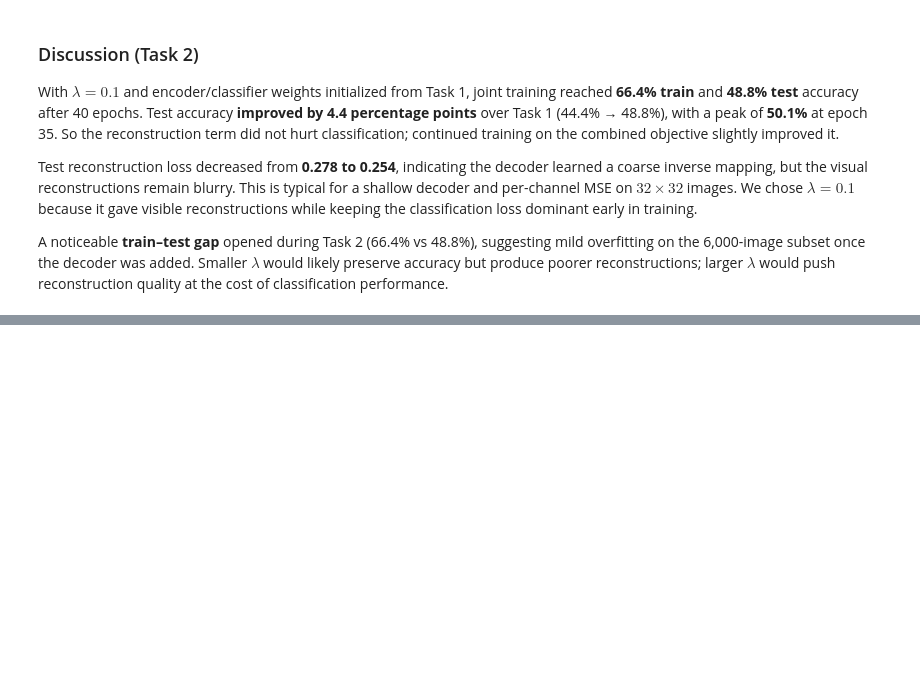
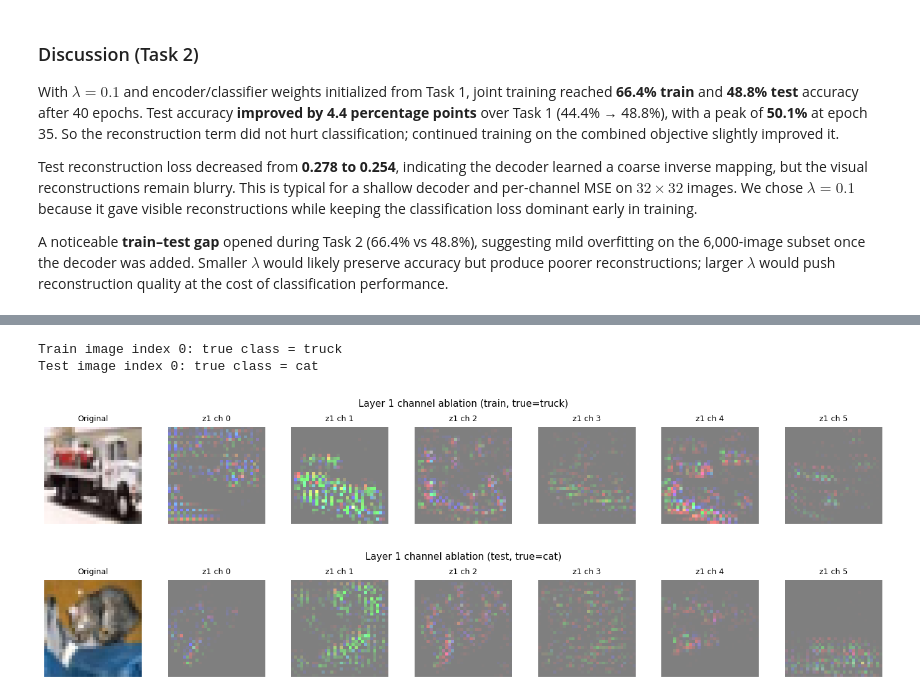
Before and after one commit to eli22443/cifar10-object-recognition, a Jupyter notebook: report.ipynb, the cells around one changed output, grey strips where cells are left out. Saved outputs shown, nothing was run; the diff lists cells and outputs as text; code cells hidden in the pictures; blank space fills up the shorter version.

```diff
--- a/report.ipynb
+++ b/report.ipynb
@@ -230,0 +312,53 @@ A noticeable **train–test gap** opened during Task 2 (66.4% vs 48.8%), suggest
+# %%
+TRAIN_IMAGE_INDEX = 0
+TEST_IMAGE_INDEX = 0
+Z2_CHANNELS = [0, 5, 10]
+
+train_image, train_label = get_sample_image(trainloader, TRAIN_IMAGE_INDEX)
+test_image, test_label = get_sample_image(testloader, TEST_IMAGE_INDEX)
+
+print(
+    f"Train image index {TRAIN_IMAGE_INDEX}: true class = "
+    f"{CIFAR10_CLASSES[train_label]}"
+)
+print(
+    f"Test image index {TEST_IMAGE_INDEX}: true class = "
+    f"{CIFAR10_CLASSES[test_label]}"
+)
+
+_, z1_train, z2_train, idx1_train, idx2_train = encode_image(
+    deconv_model, train_image, device
+)
+_, z1_test, z2_test, idx1_test, idx2_test = encode_image(
+    deconv_model, test_image, device
+)
+
+z1_recons_train = reconstruct_z1_channels(deconv_model, z1_train, idx1_train)
+z1_recons_test = reconstruct_z1_channels(deconv_model, z1_test, idx1_test)
+z2_recons_train = reconstruct_z2_channels(
+    deconv_model, z2_train, idx1_train, idx2_train, Z2_CHANNELS
+)
+z2_recons_test = reconstruct_z2_channels(
+    deconv_model, z2_test, idx1_test, idx2_test, Z2_CHANNELS
+)
+# %% [output]
+Train image index 0: true class = truck
+Test image index 0: true class = cat
+# %%
+z1_labels = [f"z1 ch {c}" for c in range(len(z1_recons_train))]
+
+plot_channel_ablation(
+    train_image,
+    z1_recons_train,
+    z1_labels,
+    f"Layer 1 channel ablation (train, true={CIFAR10_CLASSES[train_label]})",
+)
+plot_channel_ablation(
+    test_image,
+    z1_recons_test,
+    z1_labels,
+    f"Layer 1 channel ablation (test, true={CIFAR10_CLASSES[test_label]})",
+)
+# %% [output]
+[figure, added]
+[figure, added]
```
Also changed, not shown: parts of 11 cells of this notebook, 1 other file.
